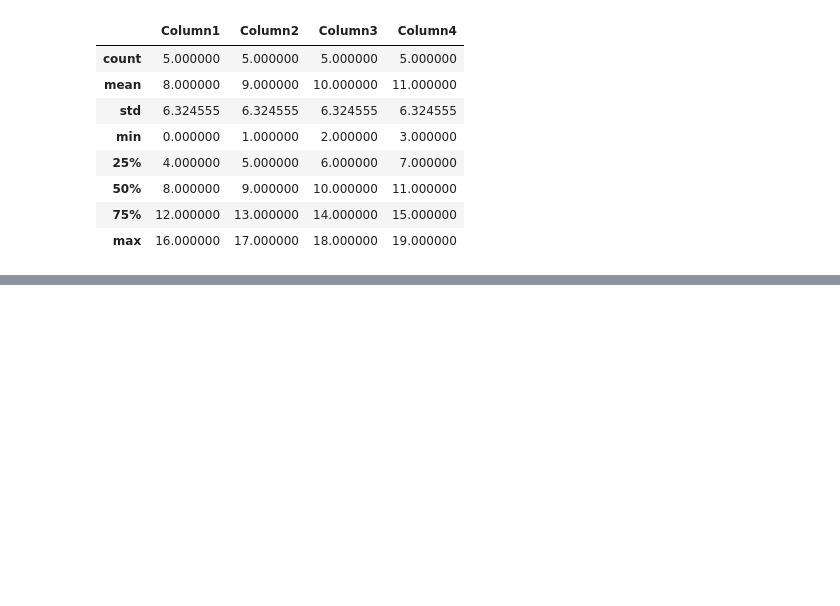
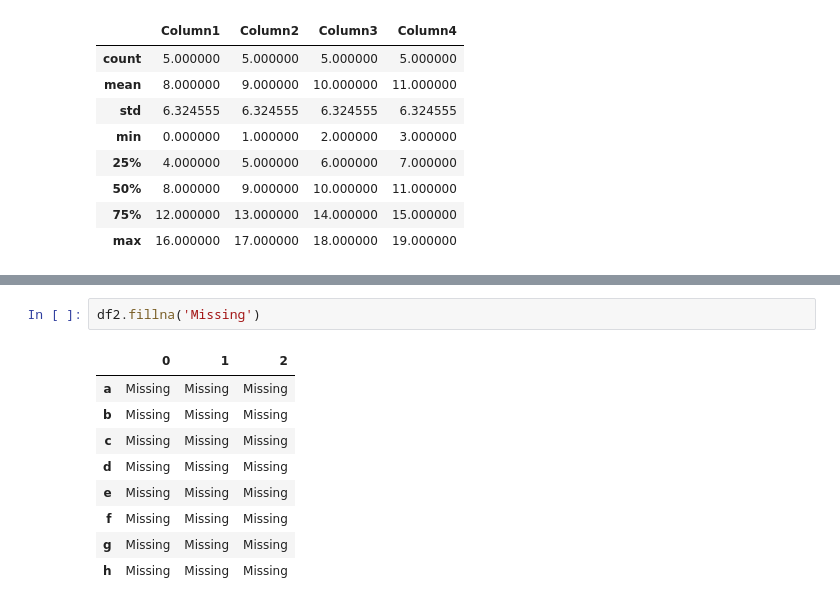
Before and after one commit to codeuser-crypto/ML, a Jupyter notebook: 3-pand.ipynb, the cells around one changed output, grey strips where cells are left out. Saved outputs shown, nothing was run; the diff lists cells and outputs as text; blank space fills up the shorter version.

```diff
--- a/3-pand.ipynb
+++ b/3-pand.ipynb
@@ -97,0 +164,12 @@ df.describe()
+# %%
+df2.fillna('Missing')
+# %% [output]
+|  | 0 | 1 | 2 |
+| a | Missing | Missing | Missing |
+| b | Missing | Missing | Missing |
+| c | Missing | Missing | Missing |
+| d | Missing | Missing | Missing |
+| e | Missing | Missing | Missing |
+| f | Missing | Missing | Missing |
+| g | Missing | Missing | Missing |
+| h | Missing | Missing | Missing |
```
Also changed, not shown: parts of 21 cells of this notebook, 1 other file.
